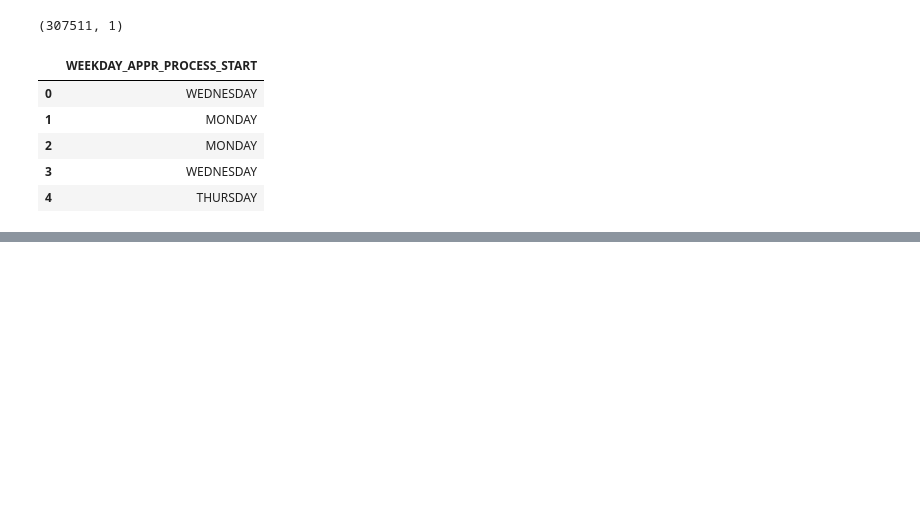
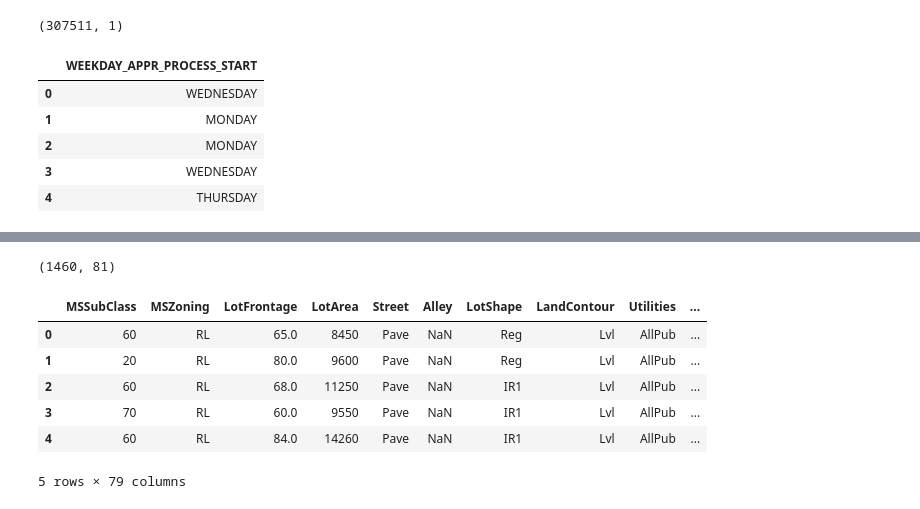
Before and after one commit to zzo30802/3rd-ML100Days, a Jupyter notebook: homework/ML_100Days_note.ipynb, the cells around one changed output, grey strips where cells are left out. Drawn from its saved outputs; the diff is of its cells as text; code cells hidden in the pictures; blank space fills up the shorter version.

```diff
--- a/homework/ML_100Days_note.ipynb
+++ b/homework/ML_100Days_note.ipynb
@@ -316,0 +365,40 @@ sub_train.head()
+# %%
+# 載入基本套件
+import pandas as pd
+import numpy as np
+
+# 讀取訓練與測試資料
+data_path = './data/'
+df_train = pd.read_csv(data_path + 'house_train.csv.gz')
+df_test = pd.read_csv(data_path + 'house_test.csv.gz')
+df_train.shape
+# %% [output]
+(1460, 81)
+# %%
+'''
+train_Y為 訓練集 的預測輸出。(SalePrice)
+df_train為 訓練集 的feature輸入。(train_X)(不包含Id、SalePrice)
+ids為每個資料都是獨一無二的，所以不需要重複，另外存成一個欄位。
+df_test為 測試集 的feature輸入，所以裡面沒有Saleprice，只要拿掉Id就好。
+df = pd.concat([df_train,df_test])  df裡只有訓練用的輸入資料(沒有ID、SalePrice)
+
+np.log1p()取log的優點有兩個:
+1. 讓資料的值變小
+2. 讓資料間的差距也相對變小更平穩
+'''
+# 訓練資料需要 train_X, train_Y / 預測輸出需要 ids(識別每個預測值), test_X
+# 在此先抽離出 train_Y 與 ids, 而先將 train_X, test_X 該有的資料合併成 df, 先作特徵工程
+train_Y = np.log1p(df_train['SalePrice'])
+ids = df_test['Id']
+df_train = df_train.drop(['Id', 'SalePrice'] , axis=1)
+df_test = df_test.drop(['Id'] , axis=1)
+df = pd.concat([df_train,df_test])
+df.head()
+# %% [output]
+|  | MSSubClass | MSZoning | LotFrontage | LotArea | Street | Alley | LotShape | LandContour | Utilities | ... |
+| 0 | 60 | RL | 65.0 | 8450 | Pave | NaN | Reg | Lvl | AllPub | ... |
+| 1 | 20 | RL | 80.0 | 9600 | Pave | NaN | Reg | Lvl | AllPub | ... |
+| 2 | 60 | RL | 68.0 | 11250 | Pave | NaN | IR1 | Lvl | AllPub | ... |
+| 3 | 70 | RL | 60.0 | 9550 | Pave | NaN | IR1 | Lvl | AllPub | ... |
+| 4 | 60 | RL | 84.0 | 14260 | Pave | NaN | IR1 | Lvl | AllPub | ... |
+5 rows × 79 columns
```
Also changed, not shown: parts of 17 cells of this notebook.
